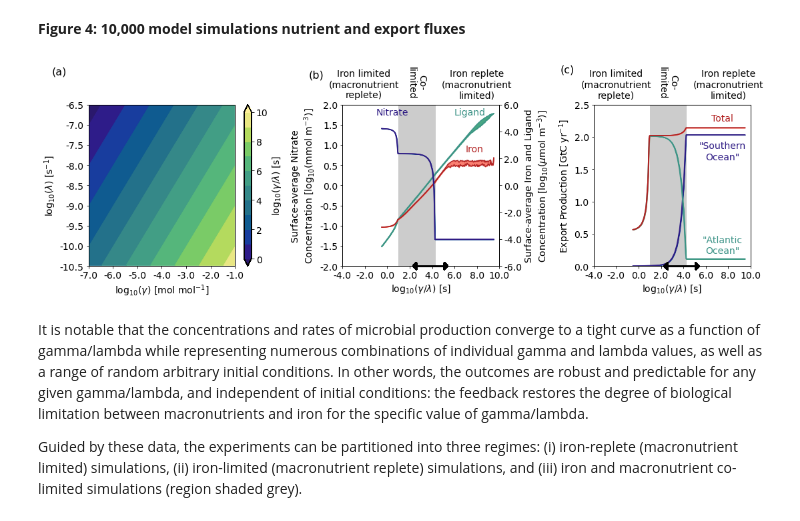
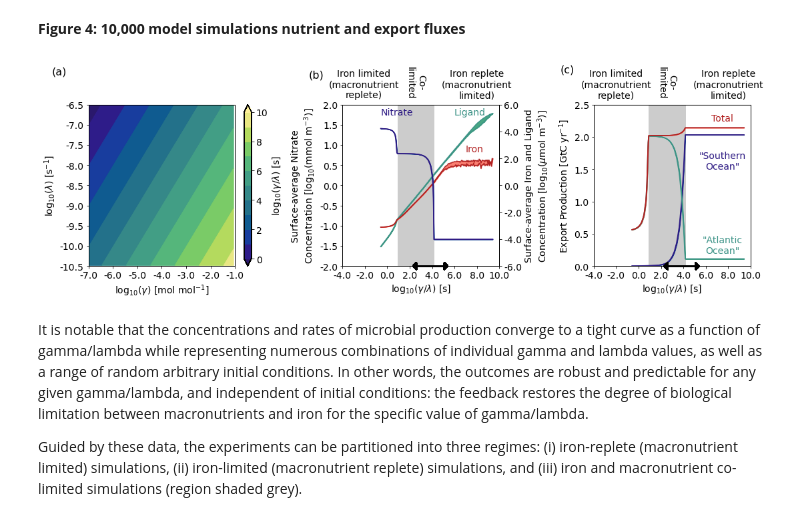
Before and after one commit to seamanticscience/Lauderdale_etal_2020_PNAS, a Jupyter notebook: boxmodel.ipynb, the cells around one changed output. Drawn from its saved outputs; the diff is of its cells as text; code cells hidden in the pictures.

```diff
--- a/boxmodel.ipynb
+++ b/boxmodel.ipynb
@@ -280,0 +302,19 @@ Loading previous model ensemble from CSV files boxmodel_input.csv and boxmodel_o
+# %%
+# Create a consolidated Pandas dataframe with the input values
+pd_datain=pd.DataFrame(data=np.concatenate((
+                    parray*1.0e-6,farray*1.0e-9,larray*1.0e-9),axis=1),
+                    columns=["nso","nna","ndo","fso","fna","fdo","lso","lna","ldo"])
+pd_datain.name="input_conc"
+pd_parmin=pd.DataFrame(data=np.concatenate((gamma_fe[:,np.newaxis],lt_rate[:,np.newaxis],
+                    np.tile(dustdep,(niters,1)),np.tile(ventdep,(niters,1)),np.tile(alpha_yr,(niters,1)),
+                    np.tile(dlambdadz,(niters,1)),np.tile(psi,(niters,1)),np.arange(0,niters)[:,np.newaxis]),axis=1),
+                    columns=["gamma","lambda","sFetop","sFebot","alphabio","dlambdadz","psi","niter"])
+pd_parmin.name="input_parameters"
+pd_aux   =pd.DataFrame(data=np.concatenate((gamma_over_lambda[:,np.newaxis],
+                    np.tile(area[0],(niters,1)),np.tile(area[1],(niters,1)),np.tile(area[2],(niters,1)),
+                    np.tile(ninit,(niters,1))),axis=1),
+                    columns=["gamma_over_lambda","areaso","areana","areado","ninit"])
+pd_aux.name="auxilery_data"
+pd_input=pd.concat((pd_datain,pd_aux.areaso*0,pd_aux.areana*0,pd_aux.areado*0,pd_aux.ninit*0),axis=1)
+pd_input.rename(columns={"areaso":"export1","areana":"export2","areado":"lim","ninit":"pstar"},inplace=True)
+pd_input.name="input_dataset"
@@ -494,9 +490,10 @@ An emergent positive feedback promotes global-scale iron and macronutrient co-li
 # %% [markdown]
 **Figure 4: 10,000 model simulations nutrient and export fluxes**
 # %%
-grid_gam   =   np.reshape(gamma,np.shape(grid_gamma))
-grid_lt    =1/(np.reshape(inv_lambda ,np.shape(grid_gamma))*3e7)
-grid_gaovla=   np.reshape(gamma_over_lambda,np.shape(grid_gamma))
+grid_gaovla=   np.reshape(ensemble_output["gamma_over_lambda"].values,np.shape(grid_gamma))
+# Have to tinker with these values because they require unit conversions
+grid_gam   =   np.reshape(ensemble_output["gamma"].values/R_cp,np.shape(grid_gamma))
+grid_lt    = 1/(np.reshape(ensemble_output["lambda"].values,np.shape(grid_gamma)))
 
 fig4, (f4ax1,f4ax2,f4ax3) = plt.subplots(figsize=(4*x_fig, y_fig),ncols=3,gridspec_kw={'width_ratios': [1.4, 1.2, 1.2]})
 fig4.patch.set_facecolor('None')
@@ -521,9 +518,9 @@ f4ax1.yaxis.set_major_formatter(FormatStrFormatter('%.1f'))
 f4ax1.text(-8.5,-5.75,'(a)',fontsize=16)
 
 # Macronutrients
-f4ax2.plot(np.log10(gaovla_average),np.log10(nsurf_average-nsurf_spread),color=mycm(10))
-f4ax2.plot(np.log10(gaovla_average),np.log10(nsurf_average+nsurf_spread),color=mycm(10))
-f4ax2.fill_between(np.log10(gaovla_average),np.log10(nsurf_average-nsurf_spread),np.log10(nsurf_average+nsurf_spread),color=mycm(50))
+f4ax2.plot(np.log10(df_average["gaovla_average"].values),np.log10(df_average["nsurf"]-df_spread["nsurf"]),color=mycm(10))
+f4ax2.plot(np.log10(df_average["gaovla_average"].values),np.log10(df_average["nsurf"]+df_spread["nsurf"]),color=mycm(10))
+f4ax2.fill_between(np.log10(df_average["gaovla_average"].values),np.log10(df_average["nsurf"]-df_spread["nsurf"]),np.log10(df_average["nsurf"]+df_spread["nsurf"]),color=mycm(50))
 
 f4ax2.set_xlabel('log$_{10}(\gamma/\lambda)$ [s]',fontsize=14)
 f4ax2.set_xlim(left=-4,right=10)
@@ -535,22 +532,22 @@ f4ax2.set_ylim(bottom=-2,top=2)
 # Change plot appearence
 if R_np==16:
     f4ax2.set_ylabel('Surface-average Nitrate\nConcentration [log$_{10}$(mmol m$^{-3}$)]',fontsize=14)
-    f4ax2.text(np.min(np.log10(gaovla_average)),np.max(f4ax2.get_ylim())-0.25,'Nitrate',color=mycm(10),fontsize=14)
+    f4ax2.text(np.min(np.log10(df_average["gaovla_average"])),np.max(f4ax2.get_ylim())-0.25,'Nitrate',color=mycm(10),fontsize=14)
 else:
     f4ax2.set_ylabel('Surface-average Phosphate\nConcentration [log$_{10}$(mmol m$^{-3}$)]',fontsize=14)
-    f4ax2.text(np.log10(gaovla_average),np.max(f4ax2.get_ylim())-0.3,'Phosphate',color=mycm(10),fontsize=14)
+    f4ax2.text(np.log10(df_average["gaovla_average"]),np.max(f4ax2.get_ylim())-0.3,'Phosphate',color=mycm(10),fontsize=14)
 
 
 # Second axes for Macronutrients that shares the same x-axis
 f4ax2a = f4ax2.twinx()
 # Ligands
-f4ax2a.plot(np.log10(gaovla_average),np.log10(lsurf_average-lsurf_spread),color=mycm(128))
-f4ax2a.plot(np.log10(gaovla_average),np.log10(lsurf_average+lsurf_spread),color=mycm(128))
-f4ax2a.fill_between(np.log10(gaovla_average),np.log10(lsurf_average-lsurf_spread),np.log10(lsurf_average+lsurf_spread),color=mycm(150))
+f4ax2a.plot(np.log10(df_average["gaovla_average"]),np.log10(df_average["lsurf"]-df_spread["lsurf"]),color=mycm(128))
+f4ax2a.plot(np.log10(df_average["gaovla_average"]),np.log10(df_average["lsurf"]+df_spread["lsurf"]),color=mycm(128))
+f4ax2a.fill_between(np.log10(df_average["gaovla_average"]),np.log10(df_average["lsurf"]-df_spread["lsurf"]),np.log10(df_average["lsurf"]+df_spread["lsurf"]),color=mycm(150))
 # Iron
-f4ax2a.plot(np.log10(gaovla_average),np.log10(fsurf_average-fsurf_spread),'firebrick')
-f4ax2a.plot(np.log10(gaovla_average),np.log10(fsurf_average+fsurf_spread),'firebrick')
-f4ax2a.fill_between(np.log10(gaovla_average),np.log10(fsurf_average-fsurf_spread),np.log10(fsurf_average+fsurf_spread),color='salmon')
+f4ax2a.plot(np.log10(df_average["gaovla_average"]),np.log10(df_average["fsurf"]-df_spread["fsurf"]),'firebrick')
+f4ax2a.plot(np.log10(df_average["gaovla_average"]),np.log10(df_average["fsurf"]+df_spread["fsurf"]),'firebrick')
+f4ax2a.fill_between(np.log10(df_average["gaovla_average"]),np.log10(df_average["fsurf"]-df_spread["fsurf"]),np.log10(df_average["fsurf"]+df_spread["fsurf"]),color='salmon')
 
 # Change plot appearence
 f4ax2a.set_ylim(bottom=-6,top=6)
@@ -578,17 +575,23 @@ f4ax2a.text(-2.1,np.max(f4ax2a.get_ylim())+.5,'Iron limited\n(macronutrient\nrep
 f4ax2a.annotate(text='', xy=(np.max(data_goverl),np.min(f4ax2a.get_ylim())), xytext=(np.min(data_goverl),np.min(f4ax2a.get_ylim())), arrowprops=dict(color='black',arrowstyle='<|-|>,head_width=0.5,head_length=0.5', shrinkA=0, shrinkB=0, linewidth=2))
 
 # Plot median export values in each basin
-f4ax3.plot(np.log10(gaovla_average),exp1_average-exp1_spread,color=mycm(10))
-f4ax3.plot(np.log10(gaovla_average),exp1_average+exp1_spread,color=mycm(10),label="Southern")
-f4ax3.fill_between(np.log10(gaovla_average),(exp1_average-exp1_spread),(exp1_average+exp1_spread),color=mycm(50))
+f4ax3.plot(np.log10(df_average["gaovla_average"]),(df_average["export1"]-df_spread["export1"])*R_cp*86400*365*12*1e-15,color=mycm(10))
+f4ax3.plot(np.log10(df_average["gaovla_average"]),(df_average["export1"]+df_spread["export1"])*R_cp*86400*365*12*1e-15,color=mycm(10),label="Southern")
+f4ax3.fill_between(np.log10(df_average["gaovla_average"]),(df_average["export1"]-df_spread["export1"])*R_cp*86400*365*12*1e-15,
+                                                          (df_average["export1"]+df_spread["export1"])*R_cp*86400*365*12*1e-15,
+                                                           color=mycm(50))
 
-f4ax3.plot(np.log10(gaovla_average),exp2_average-exp2_spread,color=mycm(128))
-f4ax3.plot(np.log10(gaovla_average),exp2_average+exp2_spread,color=mycm(128),label="Northern")
-f4ax3.fill_between(np.log10(gaovla_average),(exp2_average-exp2_spread),(exp2_average+exp2_spread),color=mycm(150))
+f4ax3.plot(np.log10(df_average["gaovla_average"]),(df_average["export2"]-df_spread["export2"])*R_cp*86400*365*12*1e-15,color=mycm(128))
+f4ax3.plot(np.log10(df_average["gaovla_average"]),(df_average["export2"]+df_spread["export2"])*R_cp*86400*365*12*1e-15,color=mycm(128),label="Northern")
+f4ax3.fill_between(np.log10(df_average["gaovla_average"]),(df_average["export2"]-df_spread["export2"])*R_cp*86400*365*12*1e-15,
+                                                          (df_average["export2"]+df_spread["export2"])*R_cp*86400*365*12*1e-15,
+                                                           color=mycm(150))
 
-f4ax3.plot(np.log10(gaovla_average),exp_average-exp_spread,'firebrick')
-f4ax3.plot(np.log10(gaovla_average),exp_average+exp_spread,'firebrick',label="Total")
-f4ax3.fill_between(np.log10(gaovla_average),(exp_average-exp_spread),(exp_average+exp_spread),color='salmon')
+f4ax3.plot(np.log10(df_average["gaovla_average"]),df_average["exportt"]-df_spread["exportt"],'firebrick')
+f4ax3.plot(np.log10(df_average["gaovla_average"]),df_average["exportt"]+df_spread["exportt"],'firebrick',label="Total")
+f4ax3.fill_between(np.log10(df_average["gaovla_average"]),(df_average["exportt"]-df_spread["exportt"]),
+                                                          (df_average["exportt"]+df_spread["exportt"]),
+                                                           color='salmon')
 
 # Change plot appearence
 f4ax3.set_ylabel('Export Production [GtC yr$^{-1}$]',fontsize=14)
@@ -598,35 +601,35 @@ f4ax3.xaxis.set_ticks(np.arange(-4,12,2))
 f4ax3.set_ylim(bottom=0.0,top=2.5)
 f4ax3.xaxis.set_major_formatter(FormatStrFormatter('%.1f'))
 f4ax3.yaxis.set_major_formatter(FormatStrFormatter('%.1f'))
 
 # Plot data-based constraint of gamma/lambda
 f4ax3.annotate(text='', xy=(np.max(data_goverl),np.min(f4ax3.get_ylim())), xytext=(np.min(data_goverl),np.min(f4ax3.get_ylim())), arrowprops=dict(color='black',arrowstyle='<|-|>,head_width=0.5,head_length=0.5', shrinkA=0, shrinkB=0, linewidth=2))
 
 f4ax3.text(-7,np.max(f4ax3.get_ylim())+0.5,'(c)',fontsize=16)
 f4ax3.text(7.5,2.25,'Total',color='firebrick',horizontalalignment='center',fontsize=14)
-f4ax3.text(7.5,1.65,'\"Southern\nOcean\"',color=mycm(10),horizontalalignment='center',fontsize=14)
+f4ax3.text(7.5,1.5,'\"Southern\nOcean\"',color=mycm(10),horizontalalignment='center',fontsize=14)
 f4ax3.text(7.5,0.2,'\"Atlantic\nOcean\"',color=mycm(128),horizontalalignment='center',fontsize=14)
 f4ax3.text(8,1.04*np.max(f4ax3.get_ylim()),'Iron replete\n(macronutrient\nlimited)',horizontalalignment='center',fontsize=14)
 f4ax3.text((colimits[1]+colimits[0])/2,1.05*np.max(f4ax3.get_ylim()),'Co-\nlimited',rotation=-90,horizontalalignment='center',fontsize=14)
 f4ax3.text(-2,1.04*np.max(f4ax3.get_ylim()),'Iron limited\n(macronutrient\nreplete)',horizontalalignment='center',fontsize=14)
 
 # Co limitation zone
 f4ax3.fill_between((colimits[0],colimits[1]),
                   np.min(f4ax3.get_ylim()), np.max(f4ax3.get_ylim()),color='#cccccc',zorder=-1)
 
 # Can adjust the subplot size
 plt.subplots_adjust(wspace=0.5)
 
 # Manuallly move fig (b) left a bit
 pos = f4ax2.get_position().bounds
 tmp=pos[0]-0.075*pos[2]
 f4ax2.set_position([tmp,pos[1],pos[2],pos[3]])
 
 plt.show()
 fig4.savefig('ensemble_nutrients_export_plot.'+figfmt,format=figfmt,facecolor=fig4.get_facecolor(), edgecolor='none',bbox_inches='tight')
 plt.close()
 # %% [output]
-[figure, old version]
+[figure, new version]
 # %% [markdown]
 It is notable that the concentrations and rates of microbial production converge to a tight curve as a function of gamma/lambda while representing numerous combinations of individual gamma and lambda values, as well as a range of random arbitrary initial conditions. In other words, the outcomes are robust and predictable for any given gamma/lambda, and independent of initial conditions: the feedback restores the degree of biological limitation between macronutrients and iron for the specific value of gamma/lambda.
 
```
Also changed, not shown: parts of 30 cells of this notebook, 8 other files.
